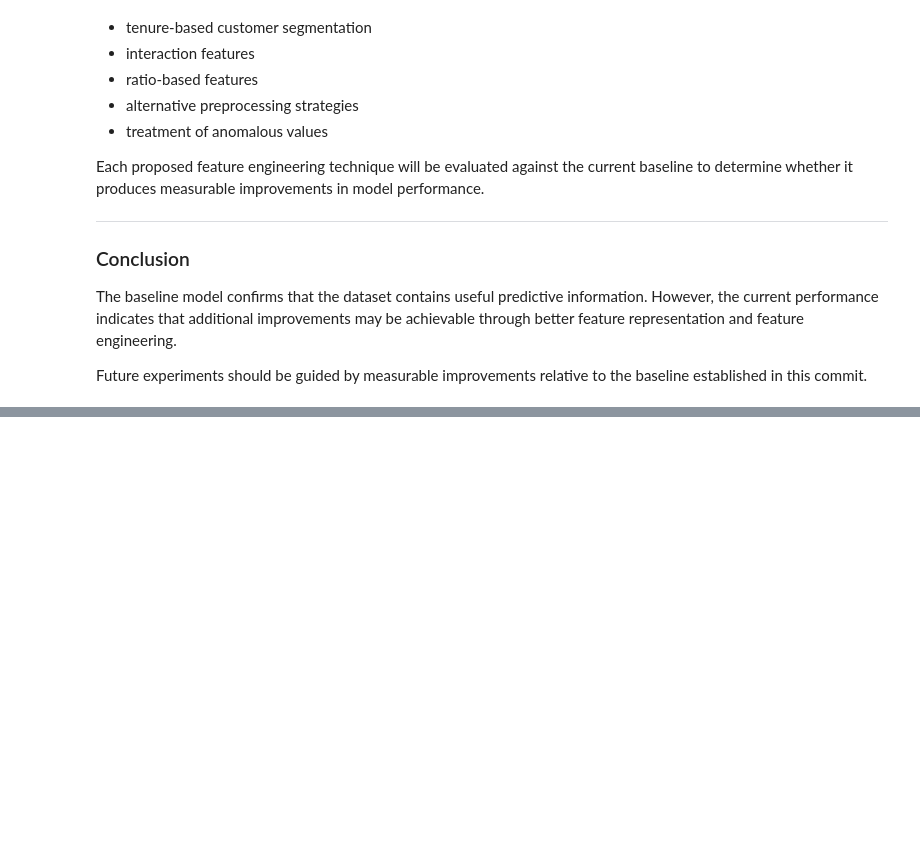
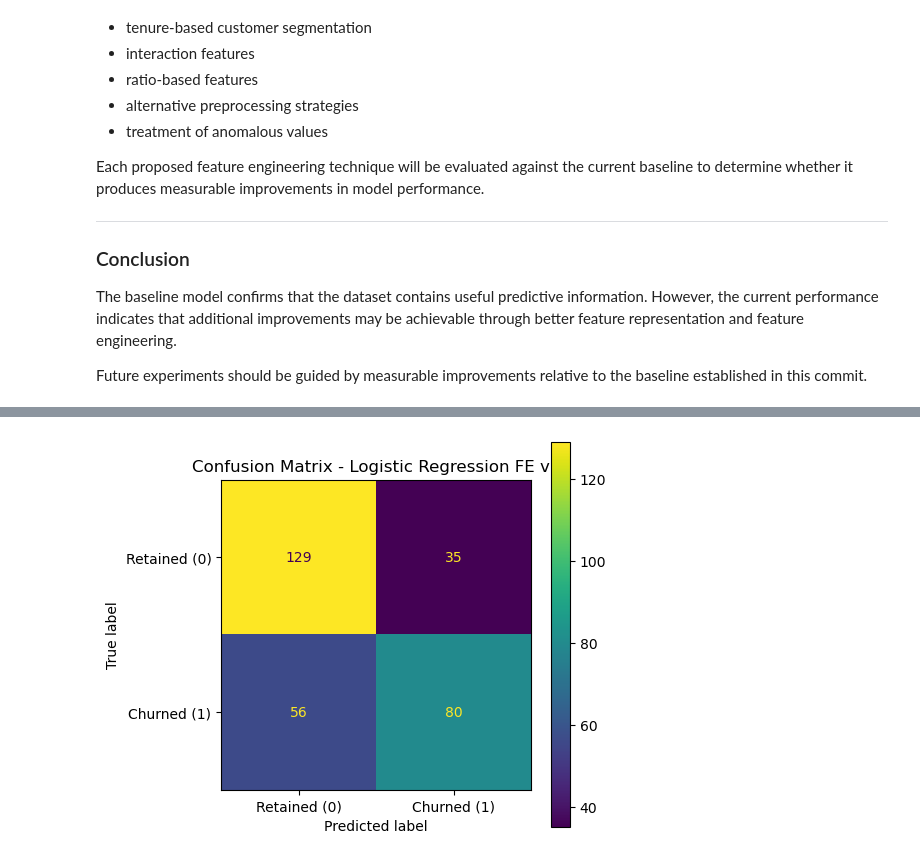
Before and after one commit to AmishaTiwari/ml-model-playbook, a Jupyter notebook: feature_engineering/feature_engineering.ipynb, the cells around one changed output, grey strips where cells are left out. Cells and saved outputs as stored; diff of their text form; code cells hidden in the pictures; blank space fills up the shorter version.

```diff
--- a/feature_engineering/feature_engineering.ipynb
+++ b/feature_engineering/feature_engineering.ipynb
@@ -1460,0 +1678,5 @@ Future experiments should be guided by measurable improvements relative to the b
+# %%
+lr_fe_v1 = LogisticRegression(
+    random_state=RANDOM_STATE,
+    max_iter=1000
+)
@@ -1460,0 +1685,2 @@ Future experiments should be guided by measurable improvements relative to the b
+# %%
+lr_fe_v1.fit(X_train_fe_v1, y_train)
@@ -1460,0 +1691,13 @@ Future experiments should be guided by measurable improvements relative to the b
+# %%
+y_pred_fe_v1 = lr_fe_v1.predict(X_test_fe_v1)
+y_prob_fe_v1 = lr_fe_v1.predict_proba(X_test_fe_v1)[:, 1]
+# %%
+# Metrics
+lr_fe_v1_roc_auc = roc_auc_score(y_test, y_prob_fe_v1)
+lr_fe_v1_accuracy = accuracy_score(y_test, y_pred_fe_v1)
+lr_fe_v1_precision = precision_score(y_test, y_pred_fe_v1)
+lr_fe_v1_recall = recall_score(y_test, y_pred_fe_v1)
+lr_fe_v1_f1 = f1_score(y_test, y_pred_fe_v1)
+
+# Confusion matrix
+lr_fe_v1_cm = confusion_matrix(y_test, y_pred_fe_v1)
@@ -1460,0 +1735,13 @@ Future experiments should be guided by measurable improvements relative to the b
+# %%
+# Display confusion matrix
+fig, ax = plt.subplots(figsize=(5, 5))
+
+ConfusionMatrixDisplay(
+    confusion_matrix=lr_fe_v1_cm,
+    display_labels=["Retained (0)", "Churned (1)"]
+).plot(ax=ax)
+ax.set_title("Confusion Matrix - Logistic Regression FE v1")
+
+plt.show()
+# %% [output]
+[figure, added]
```
Also changed, not shown: parts of 24 cells of this notebook.
